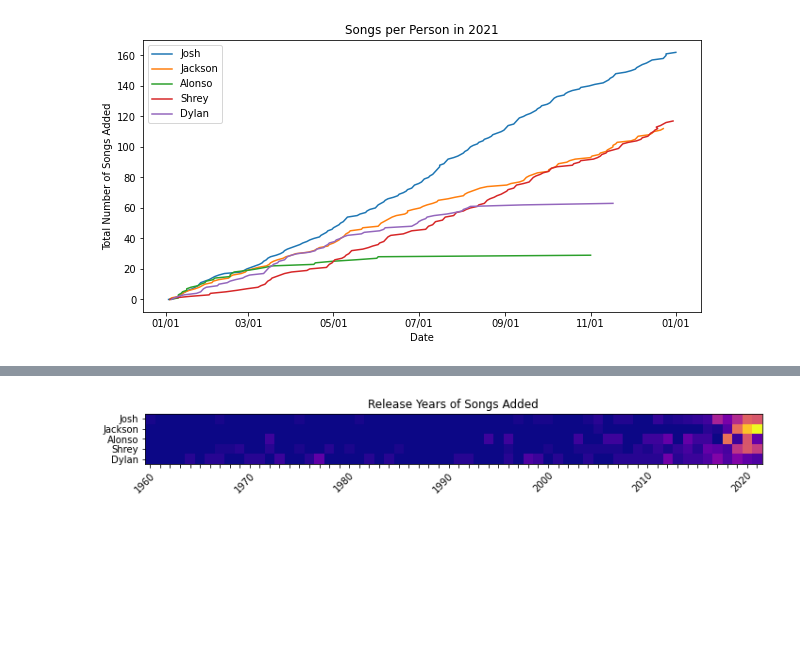
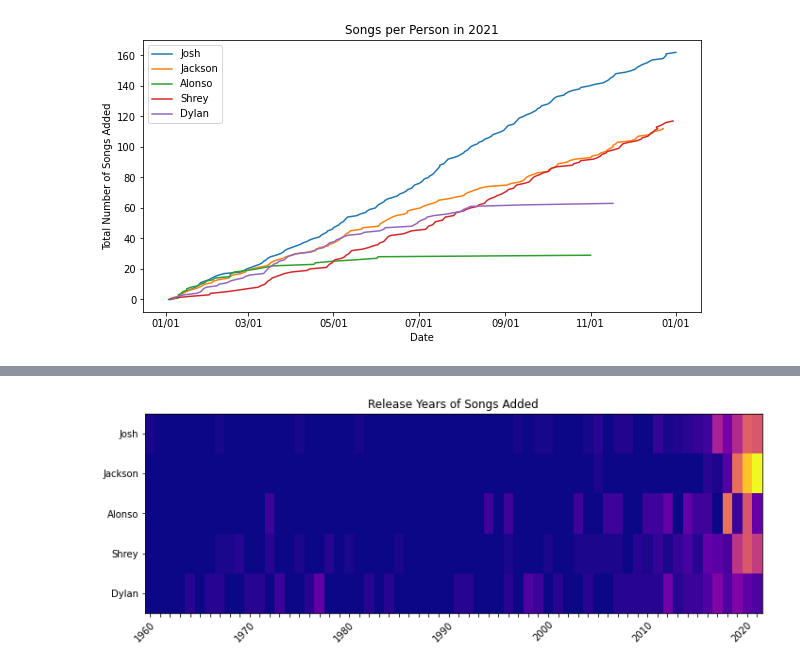
Before and after one commit to jdeitelzweig/spotify_playlist_stats, a Jupyter notebook: visuals.ipynb, the cells around one changed output, grey strips where cells are left out. Saved outputs shown, nothing was run; the diff lists cells and outputs as text; code cells hidden in the pictures; blank space fills up the shorter version.

```diff
--- a/visuals.ipynb
+++ b/visuals.ipynb
@@ -59,26 +60,14 @@ plt.show()
 # %% [output]
 [figure]
 # %%
-collab = "2021"
-
-add_times = np.zeros((5, 24))
-
 config = load_config("config.json")
 data = read_data(f"data/{collab}.csv", config)
-per_person = get_per_person(data)
-
-for i, adds in enumerate(per_person.values()):
-    hourly_adds = [0] * 24
-    for add in adds:
-        hourly_adds[add.time_added.hour % 24] += 1
-    add_times[i] = np.array(hourly_adds) / sum(hourly_adds)
-
-
+add_times = get_time_added_hist(data)
 hours = [f"{12 if i == 0 else i}:00-{12 if i == 0 else i}:59" for i in range(24)]
-people = list(per_person.keys())
+people = list(per_person)
 
 fig, ax = plt.subplots(figsize=(10,5))
-im = ax.imshow(add_times, cmap="plasma")
+im = ax.imshow(add_times, cmap="plasma", aspect=2)
 
 ax.set_xticks(np.arange(len(hours)), labels=hours)
 ax.set_yticks(np.arange(len(people)), labels=people)
@@ -93,41 +82,19 @@ plt.show()
 # %%
-collab = "2021"
-
 config = load_config("config.json")
 data = read_data(f"data/{collab}.csv", config)
-per_person = get_per_person(data)
-
-years = []
-for i, adds in enumerate(per_person.values()):
-    person_years = [add.time_released.year for add in adds]
-    years.append(person_years)
-
-def flatten(t):
-    return [item for sublist in t for item in sublist if item]
-
-min_year = min(flatten(years))
-max_year = max(flatten(years))
-year_bins = list(range(min_year, max_year+2))
-
-add_years = np.zeros((len(per_person.keys()), len(year_bins)-1))
-
-for i, person_years in enumerate(years):
-    hist, _ = np.histogram(person_years, bins=year_bins)
-    add_years[i] = hist / hist.sum()
-
-years = year_bins[:-1]
-people = list(per_person.keys())
+add_years, years = get_release_hist(data)
+people = list(per_person)
 
 fig, ax = plt.subplots(figsize=(10,5))
-im = ax.imshow(add_years, cmap="plasma")
+im = ax.imshow(add_years, cmap="plasma", aspect=4)
 
 ax.set_xticks(np.arange(len(years)), labels=[year if year % 10 == 0 else "" for year in years])
 ax.set_yticks(np.arange(len(people)), labels=people)
 plt.setp(ax.get_xticklabels(), rotation=45, ha="right",
          rotation_mode="anchor")
 
 ax.set_title("Release Years of Songs Added")
 fig.tight_layout()
 plt.show()
 # %% [output]
-[figure, old version]
+[figure, new version]
```
Also changed, not shown: parts of 4 cells of this notebook, 1 other file.
